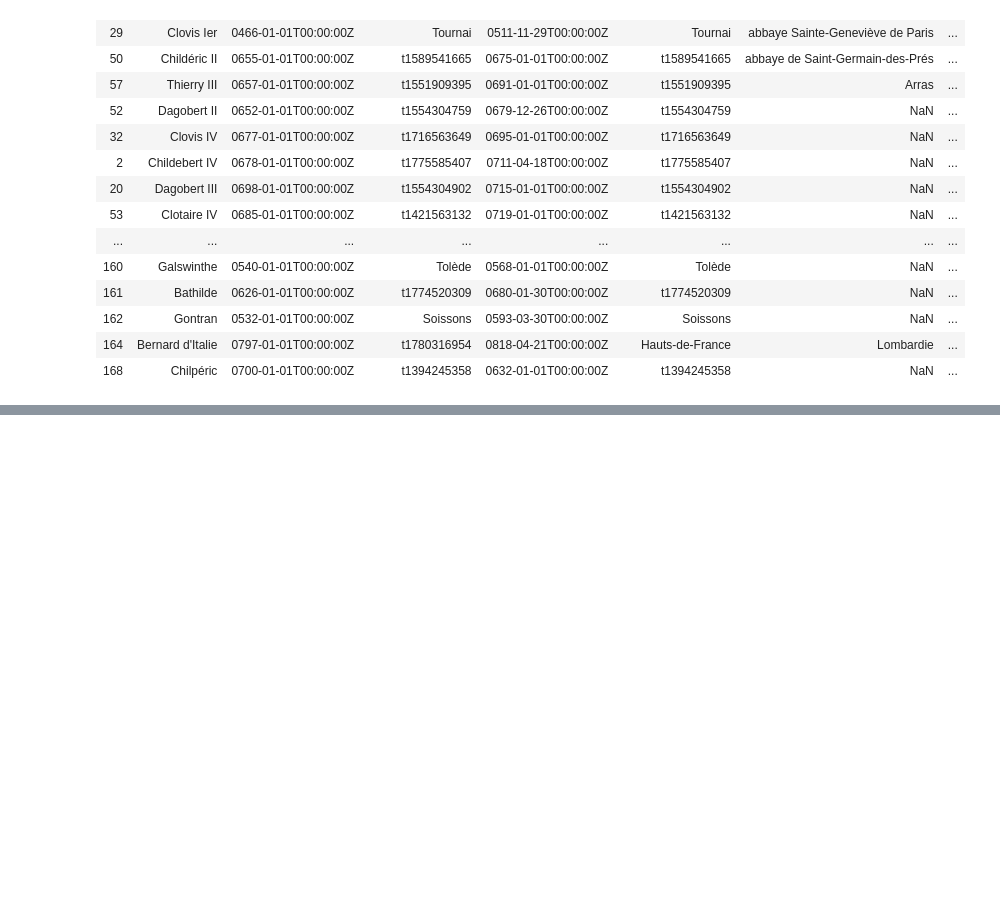
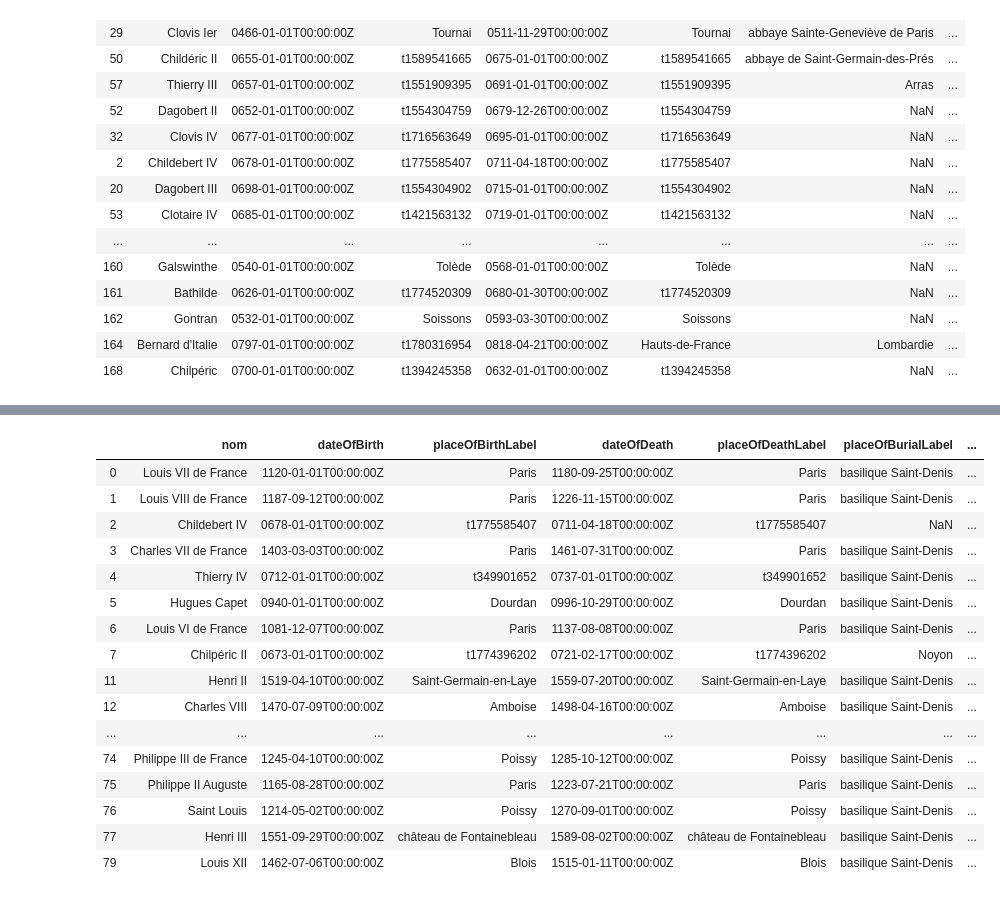
Before and after one commit to oursbrindille/points-interets-parisiens, a Jupyter notebook: rois-france.ipynb, the cells around one changed output, grey strips where cells are left out. Cells and saved outputs as stored; diff of their text form; code cells hidden in the pictures; blank space fills up the shorter version.

Commit message:
Update dataframe + function to find king

```diff
--- a/rois-france.ipynb
+++ b/rois-france.ipynb
@@ -172,3 +172,5 @@ df.sort_values(by=['startTime'])
 | 162 | Gontran | 0532-01-01T00:00:00Z | Soissons | 0593-03-30T00:00:00Z | Soissons | NaN | ... |
 | 164 | Bernard d'Italie | 0797-01-01T00:00:00Z | t1780316954 | 0818-04-21T00:00:00Z | Hauts-de-France | Lombardie | ... |
 | 168 | Chilpéric | 0700-01-01T00:00:00Z | t1394245358 | 0632-01-01T00:00:00Z | t1394245358 | NaN | ... |
+# %%
+df2 = df[df['startTime'].notna() & df['endTime'].notna()]
@@ -174,0 +183,3 @@ df.sort_values(by=['startTime'])
+# %%
+df2['startYear'] = df2['startTime'].map(lambda x: datetime.strptime(x, "%Y-%m-%dT%H:%M:%S%z").year)
+df2['endYear'] = df2['endTime'].map(lambda x: datetime.strptime(x, "%Y-%m-%dT%H:%M:%S%z").year)
@@ -174,0 +196,20 @@ df.sort_values(by=['startTime'])
+# %%
+df2
+# %% [output]
+|  | nom | dateOfBirth | placeOfBirthLabel | dateOfDeath | placeOfDeathLabel | placeOfBurialLabel | ... |
+| 0 | Louis VII de France | 1120-01-01T00:00:00Z | Paris | 1180-09-25T00:00:00Z | Paris | basilique Saint-Denis | ... |
+| 1 | Louis VIII de France | 1187-09-12T00:00:00Z | Paris | 1226-11-15T00:00:00Z | Paris | basilique Saint-Denis | ... |
+| 2 | Childebert IV | 0678-01-01T00:00:00Z | t1775585407 | 0711-04-18T00:00:00Z | t1775585407 | NaN | ... |
+| 3 | Charles VII de France | 1403-03-03T00:00:00Z | Paris | 1461-07-31T00:00:00Z | Paris | basilique Saint-Denis | ... |
+| 4 | Thierry IV | 0712-01-01T00:00:00Z | t349901652 | 0737-01-01T00:00:00Z | t349901652 | basilique Saint-Denis | ... |
+| 5 | Hugues Capet | 0940-01-01T00:00:00Z | Dourdan | 0996-10-29T00:00:00Z | Dourdan | basilique Saint-Denis | ... |
+| 6 | Louis VI de France | 1081-12-07T00:00:00Z | Paris | 1137-08-08T00:00:00Z | Paris | basilique Saint-Denis | ... |
+| 7 | Chilpéric II | 0673-01-01T00:00:00Z | t1774396202 | 0721-02-17T00:00:00Z | t1774396202 | Noyon | ... |
+| 11 | Henri II | 1519-04-10T00:00:00Z | Saint-Germain-en-Laye | 1559-07-20T00:00:00Z | Saint-Germain-en-Laye | basilique Saint-Denis | ... |
+| 12 | Charles VIII | 1470-07-09T00:00:00Z | Amboise | 1498-04-16T00:00:00Z | Amboise | basilique Saint-Denis | ... |
+| ... | ... | ... | ... | ... | ... | ... | ... |
+| 74 | Philippe III de France | 1245-04-10T00:00:00Z | Poissy | 1285-10-12T00:00:00Z | Poissy | basilique Saint-Denis | ... |
+| 75 | Philippe II Auguste | 1165-08-28T00:00:00Z | Paris | 1223-07-21T00:00:00Z | Paris | basilique Saint-Denis | ... |
+| 76 | Saint Louis | 1214-05-02T00:00:00Z | Poissy | 1270-09-01T00:00:00Z | Poissy | basilique Saint-Denis | ... |
+| 77 | Henri III | 1551-09-29T00:00:00Z | château de Fontainebleau | 1589-08-02T00:00:00Z | château de Fontainebleau | basilique Saint-Denis | ... |
+| 79 | Louis XII | 1462-07-06T00:00:00Z | Blois | 1515-01-11T00:00:00Z | Blois | basilique Saint-Denis | ... |
```
Also changed, not shown: parts of 9 cells of this notebook, 1 other file.
